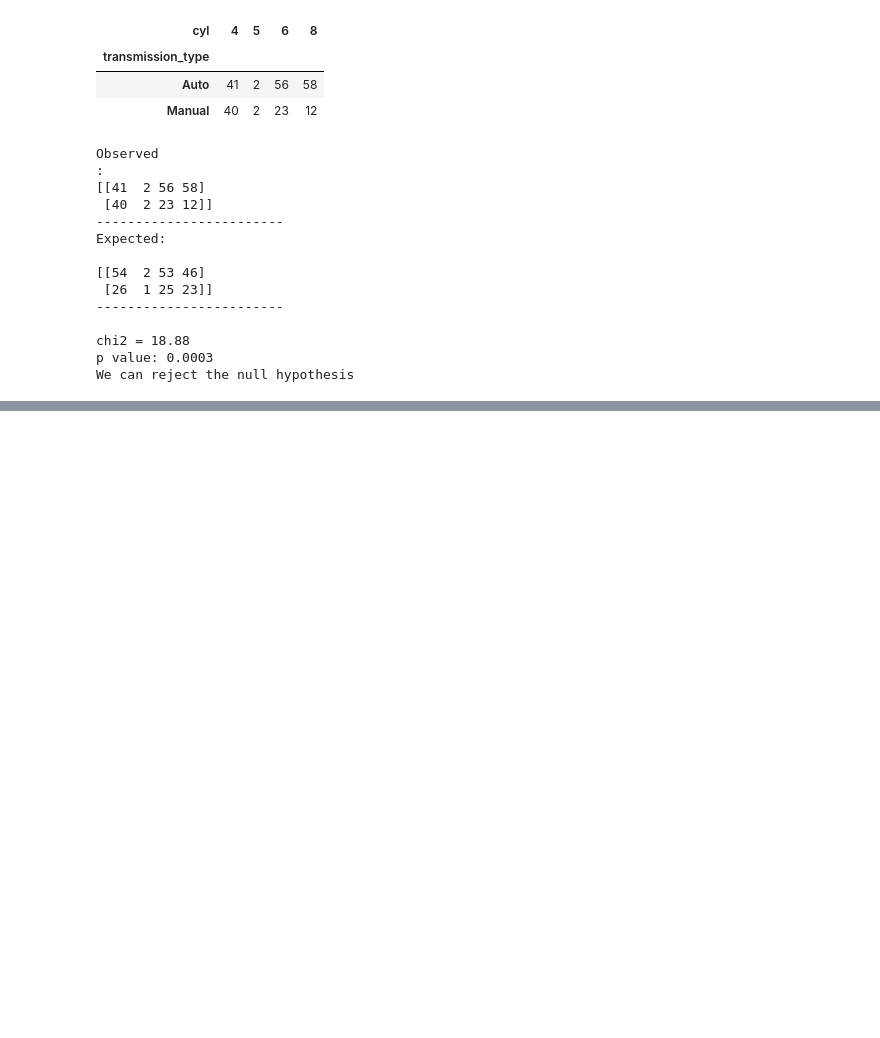
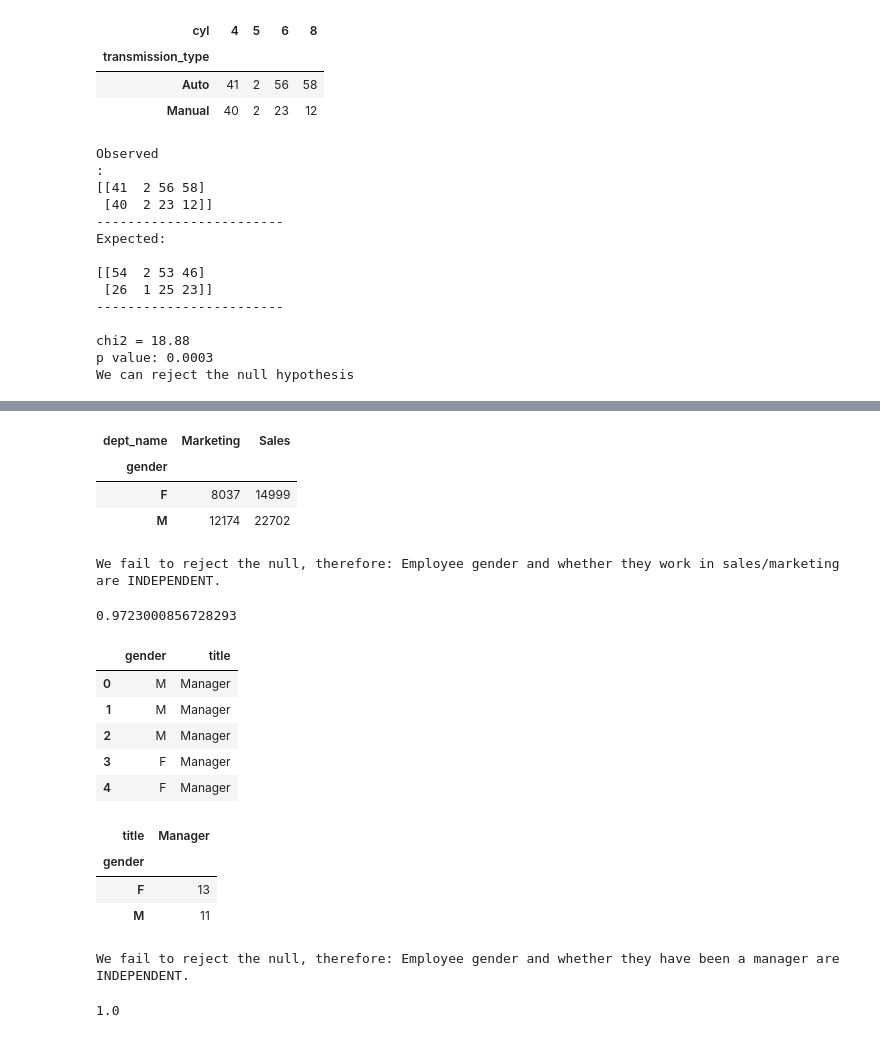
Before and after one commit to tim-keriazes/statistics-exercises, a Jupyter notebook: hypothesis_testing.ipynb, the cells around one changed output, grey strips where cells are left out. Saved outputs shown, nothing was run; the diff lists cells and outputs as text; code cells hidden in the pictures; blank space fills up the shorter version.

```diff
--- a/hypothesis_testing.ipynb
+++ b/hypothesis_testing.ipynb
@@ -859,0 +898,20 @@ We can reject the null hypothesis
+# %%
+observed3 = pd.crosstab(emp_d_de.gender, emp_d_de.dept_name)
+observed3
+# %% [output]
+| dept_name | Marketing | Sales |
+| gender |  |  |
+| F | 8037 | 14999 |
+| M | 12174 | 22702 |
+# %%
+chi2, p, degf, expected = stats.chi2_contingency(observed3)
+
+if p < a:
+    print(f"We reject the null hypothesis: {null_hypothesis}")
+    print(f"Therefore: {alternative_hypothesis}")
+else:
+    print(f"We fail to reject the null, therefore: {null_hypothesis}")
+p
+# %% [output]
+We fail to reject the null, therefore: Employee gender and whether they work in sales/marketing are INDEPENDENT.
+0.9723000856728293
@@ -859,0 +920,21 @@ We can reject the null hypothesis
+# %%
+query4 = """
+select gender, title
+from employees AS e
+	join dept_manager AS dm
+		using (emp_no)
+	join titles AS t
+			using (emp_no)
+where title = "Manager";
+"""
+
+
+emp_dm_de = pd.read_sql(query4, url)
+emp_dm_de.head()
+# %% [output]
+|  | gender | title |
+| 0 | M | Manager |
+| 1 | M | Manager |
+| 2 | M | Manager |
+| 3 | F | Manager |
+| 4 | F | Manager |
@@ -860,3 +946,23 @@ We can reject the null hypothesis
+# %%
+observed4 = pd.crosstab(emp_dm_de.gender, emp_dm_de.title)
+observed4
+# %% [output]
+| title | Manager |
+| gender |  |
+| F | 13 |
+| M | 11 |
+# %%
+chi2, p, degf, expected = stats.chi2_contingency(observed4)
+
+if p < a:
+    print(f"We reject the null hypothesis: {null_hypothesis}")
+    print(f"Therefore: {alternative_hypothesis}")
+else:
+    print(f"We fail to reject the null, therefore: {null_hypothesis}")
+p
+# %% [output]
+We fail to reject the null, therefore: Employee gender and whether they have been a manager are INDEPENDENT.
+1.0
 # %%
 expected = pd.DataFrame([[.372, .132], [.367, .130]], index=index, columns=columns) * n
 
```
Also changed, not shown: parts of 6 cells of this notebook.
